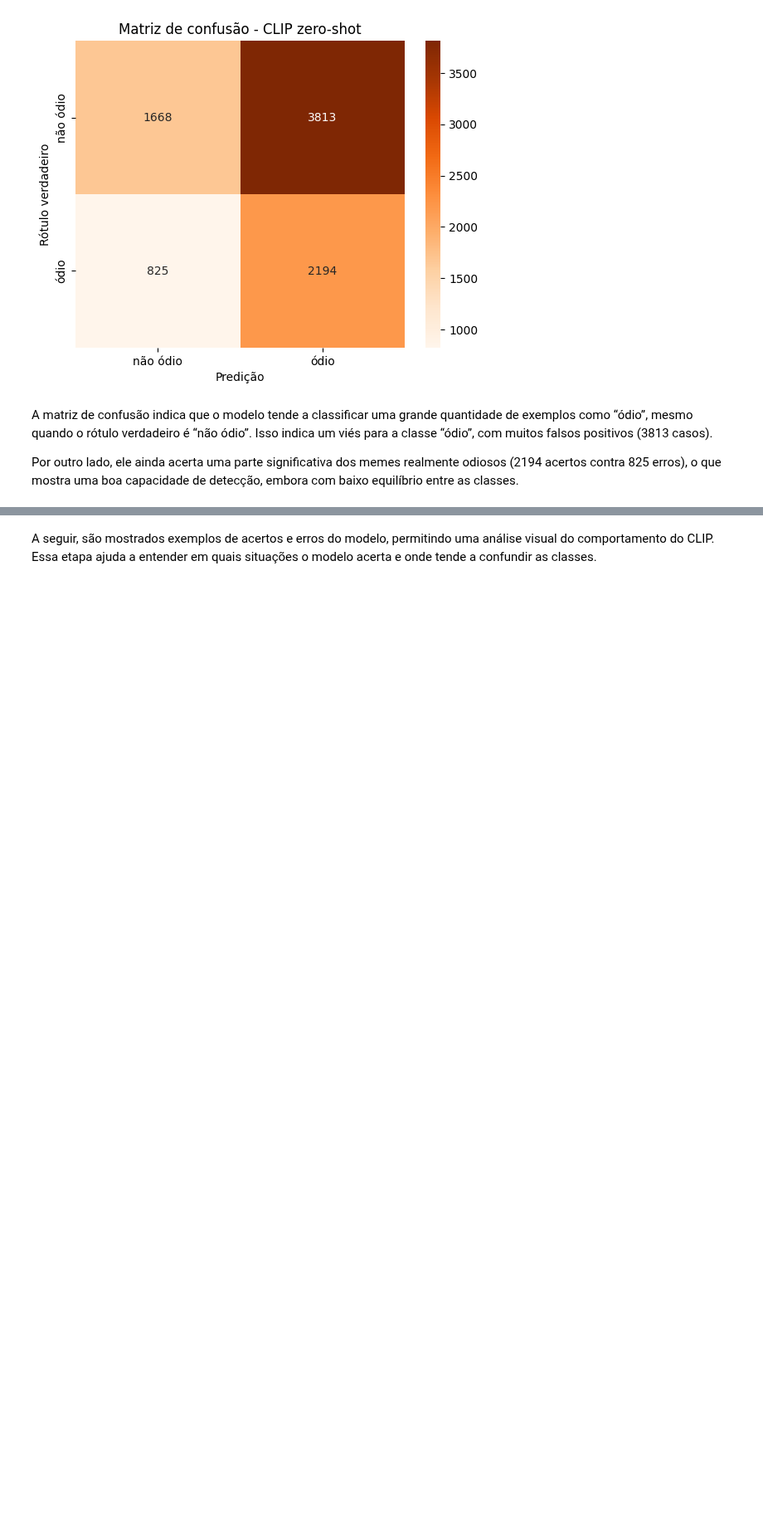
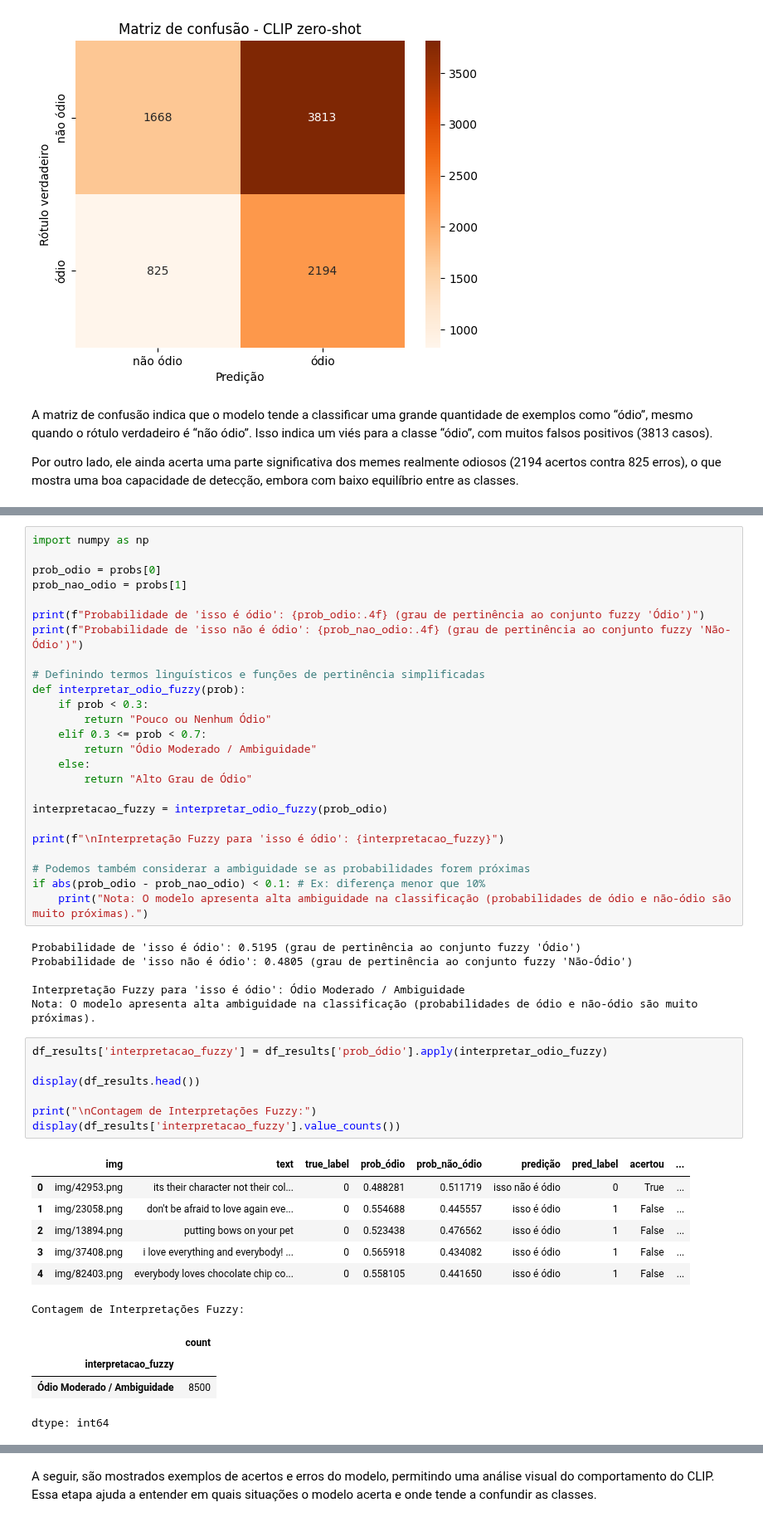
Before and after one commit to anathayna/tcc, a Jupyter notebook: notebooks/tcc_zero_shot.ipynb, the cells around one changed output, grey strips where cells are left out. Shown at 83% size. Drawn from its saved outputs; the diff is of its cells as text; blank space fills up the shorter version.

```diff
--- a/notebooks/tcc_zero_shot.ipynb
+++ b/notebooks/tcc_zero_shot.ipynb
@@ -512,0 +513,50 @@ Por outro lado, ele ainda acerta uma parte significativa dos memes realmente odi
+# %%
+import numpy as np
+
+prob_odio = probs[0]
+prob_nao_odio = probs[1]
+
+print(f"Probabilidade de 'isso é ódio': {prob_odio:.4f} (grau de pertinência ao conjunto fuzzy 'Ódio')")
+print(f"Probabilidade de 'isso não é ódio': {prob_nao_odio:.4f} (grau de pertinência ao conjunto fuzzy 'Não-Ódio')")
+
+# Definindo termos linguísticos e funções de pertinência simplificadas
+def interpretar_odio_fuzzy(prob):
+    if prob < 0.3:
+        return "Pouco ou Nenhum Ódio"
+    elif 0.3 <= prob < 0.7:
+        return "Ódio Moderado / Ambiguidade"
+    else:
+        return "Alto Grau de Ódio"
+
+interpretacao_fuzzy = interpretar_odio_fuzzy(prob_odio)
+
+print(f"\nInterpretação Fuzzy para 'isso é ódio': {interpretacao_fuzzy}")
+
+# Podemos também considerar a ambiguidade se as probabilidades forem próximas
+if abs(prob_odio - prob_nao_odio) < 0.1: # Ex: diferença menor que 10%
+    print("Nota: O modelo apresenta alta ambiguidade na classificação (probabilidades de ódio e não-ódio são muito próximas).")
+# %% [output]
+Probabilidade de 'isso é ódio': 0.5195 (grau de pertinência ao conjunto fuzzy 'Ódio')
+Probabilidade de 'isso não é ódio': 0.4805 (grau de pertinência ao conjunto fuzzy 'Não-Ódio')
+
+Interpretação Fuzzy para 'isso é ódio': Ódio Moderado / Ambiguidade
+Nota: O modelo apresenta alta ambiguidade na classificação (probabilidades de ódio e não-ódio são muito próximas).
+# %%
+df_results['interpretacao_fuzzy'] = df_results['prob_ódio'].apply(interpretar_odio_fuzzy)
+
+display(df_results.head())
+
+print("\nContagem de Interpretações Fuzzy:")
+display(df_results['interpretacao_fuzzy'].value_counts())
+# %% [output]
+|  | img | text | true_label | prob_ódio | prob_não_ódio | predição | pred_label | acertou | ... |
+| 0 | img/42953.png | its their character not their col... | 0 | 0.488281 | 0.511719 | isso não é ódio | 0 | True | ... |
+| 1 | img/23058.png | don't be afraid to love again eve... | 0 | 0.554688 | 0.445557 | isso é ódio | 1 | False | ... |
+| 2 | img/13894.png | putting bows on your pet | 0 | 0.523438 | 0.476562 | isso é ódio | 1 | False | ... |
+| 3 | img/37408.png | i love everything and everybody! ... | 0 | 0.565918 | 0.434082 | isso é ódio | 1 | False | ... |
+| 4 | img/82403.png | everybody loves chocolate chip co... | 0 | 0.558105 | 0.441650 | isso é ódio | 1 | False | ... |
+Contagem de Interpretações Fuzzy:
+|  | count |
+| interpretacao_fuzzy |  |
+| Ódio Moderado / Ambiguidade | 8500 |
+dtype: int64
```
Also changed, not shown: parts of 16 cells of this notebook.
